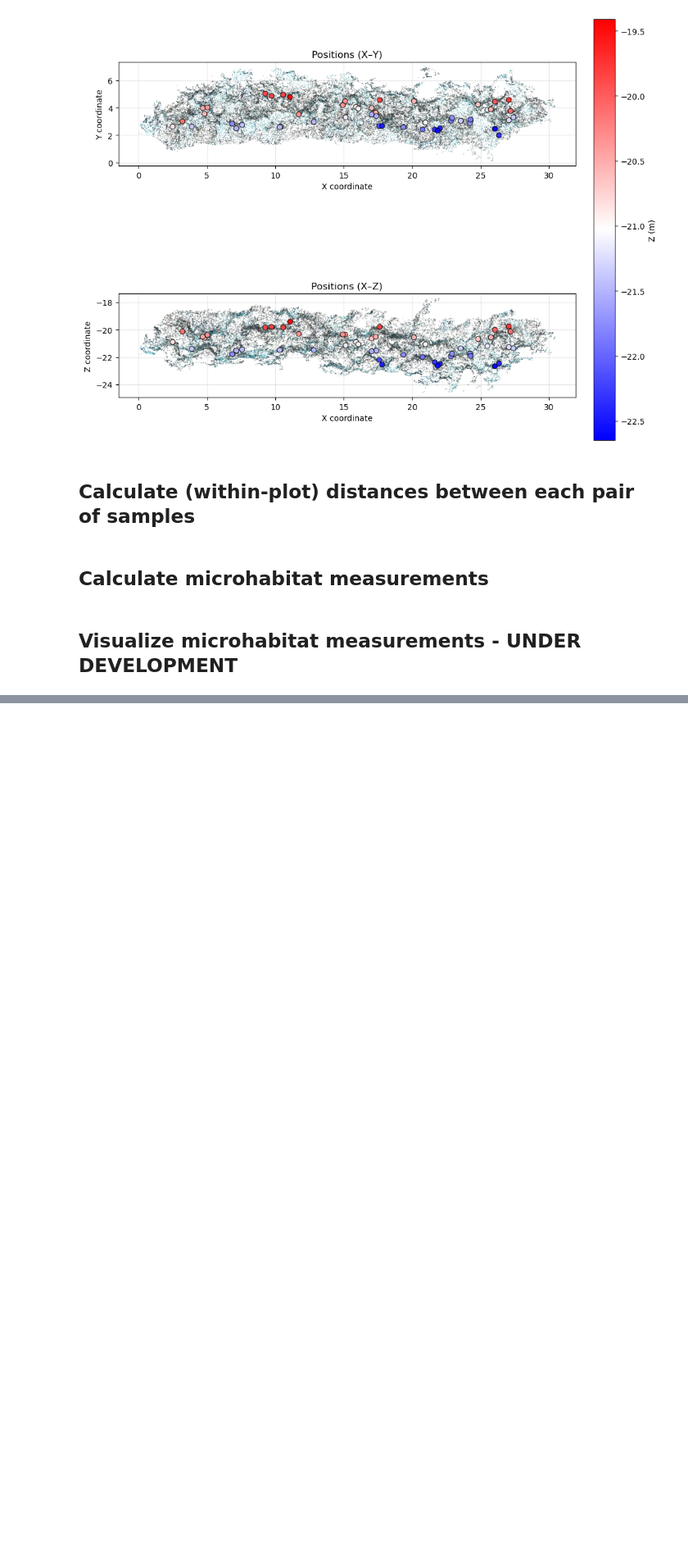
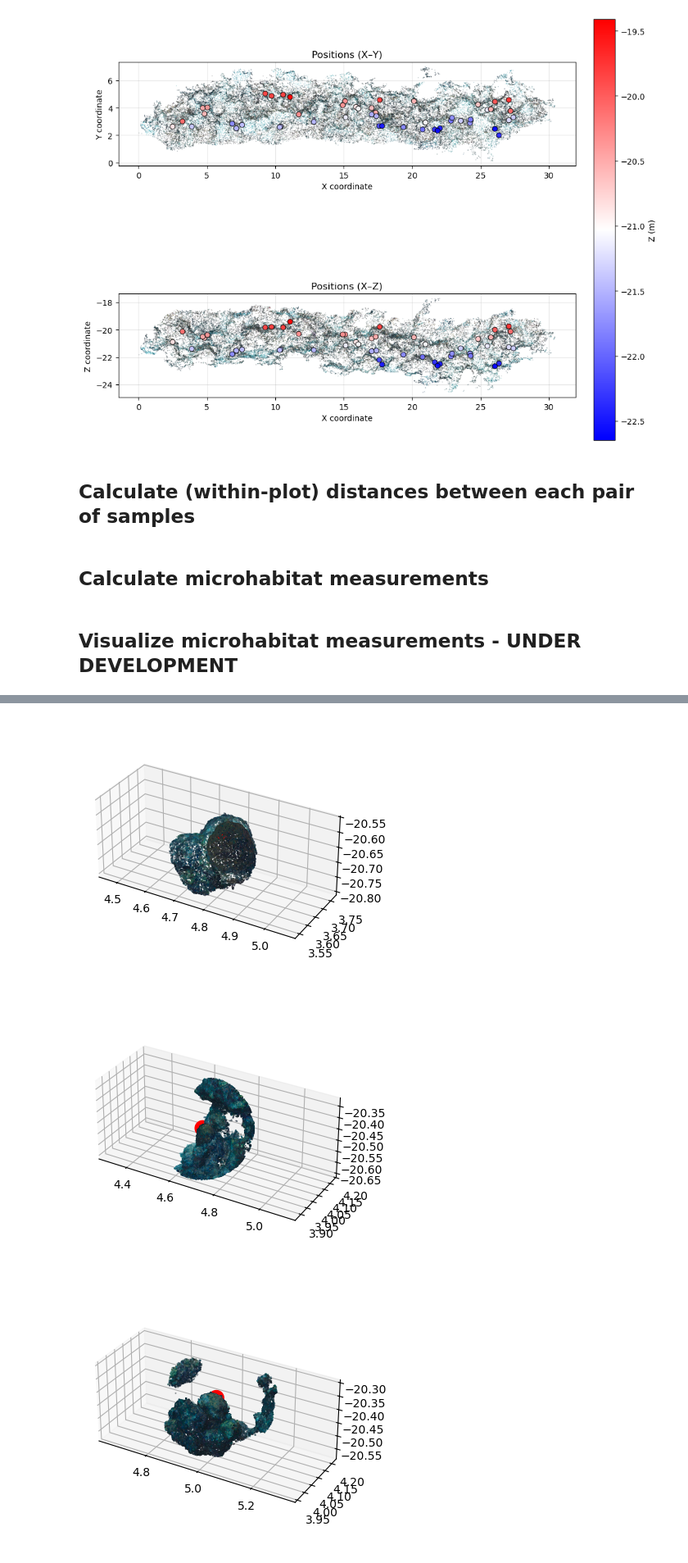
Before and after one commit to reefscapegenomics/substrata, a Jupyter notebook: docs/notebooks/notebook_mcav_sint.ipynb, the cells around one changed output, grey strips where cells are left out. Shown at 82% size. Saved outputs shown, nothing was run; the diff lists cells and outputs as text; code cells hidden in the pictures; blank space fills up the shorter version.

```diff
--- a/docs/notebooks/notebook_mcav_sint.ipynb
+++ b/docs/notebooks/notebook_mcav_sint.ipynb
@@ -110,0 +118,7 @@ def visualize_microhabitat_measurements(plot, output_path, trial_run=False):
+# %%
+for ann in plot.annotations.subset(3):
+    ann.show()
+# %% [output]
+[figure, added]
+[figure, added]
+[figure, added]
```
Also changed, not shown: parts of 1 cell of this notebook, 2 other files.
